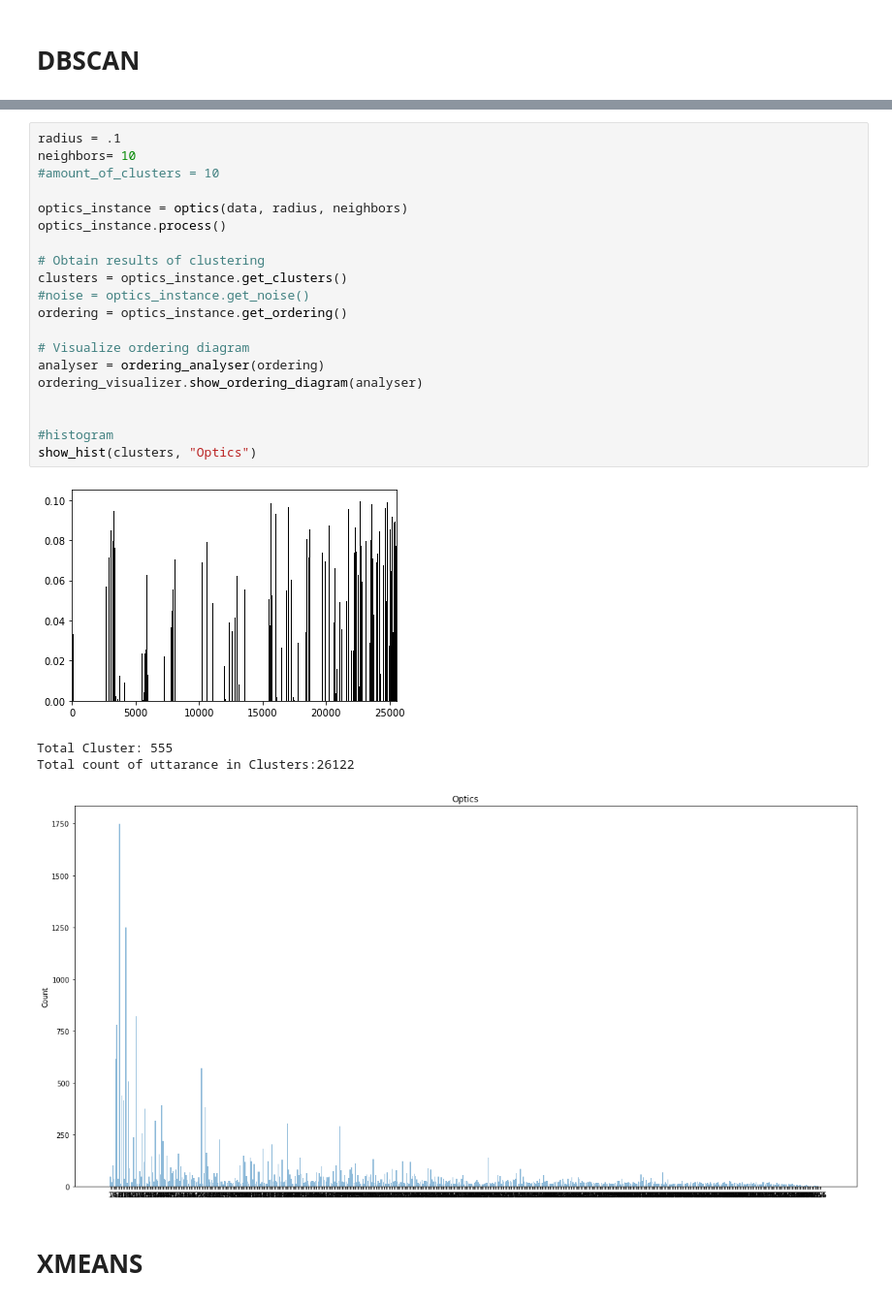
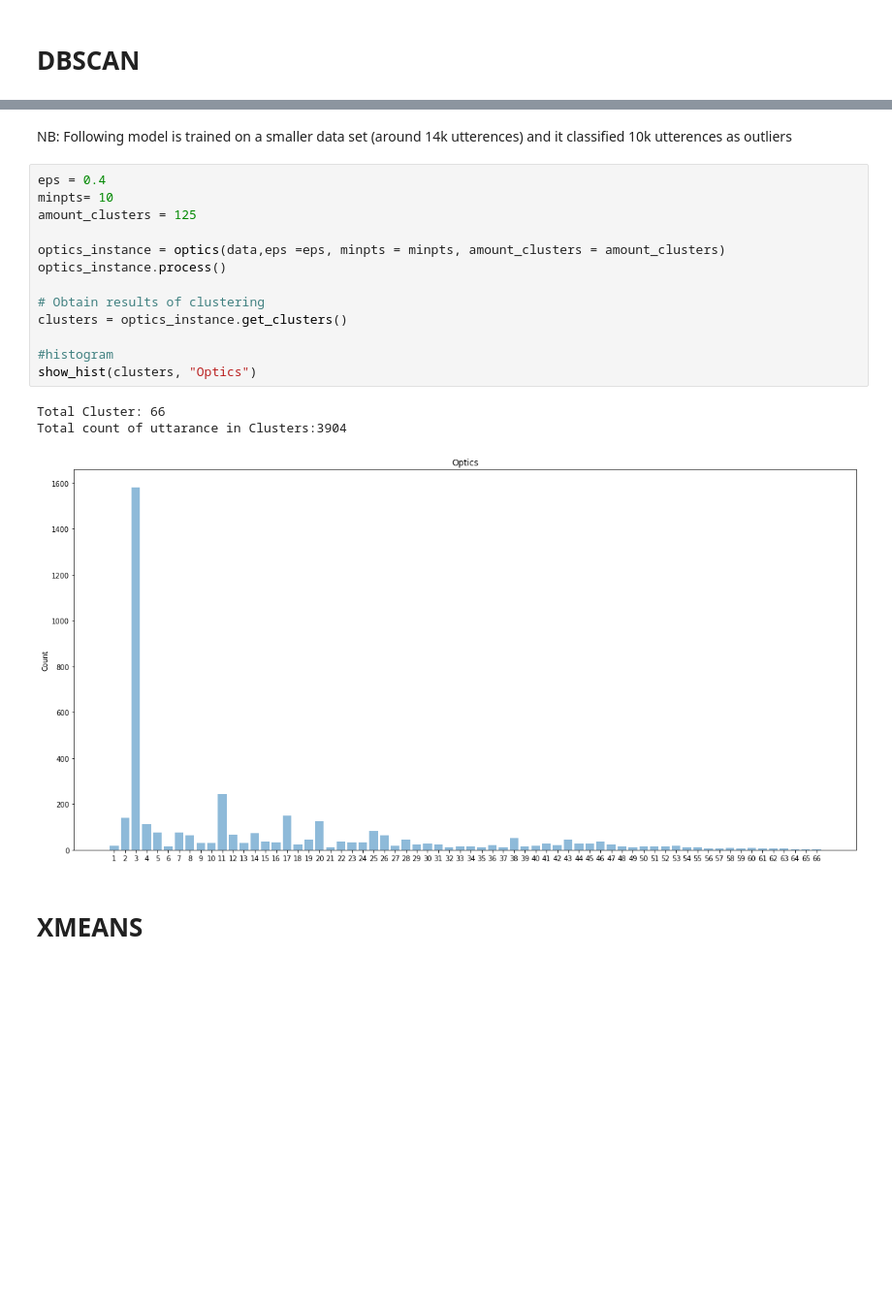
Before and after one commit to shoaib6174/MultiWOZ-Clustering, a Jupyter notebook: Multi_WOZ_Clustering.ipynb, the cells around one changed output, grey strips where cells are left out. Shown at 97% size. Cells and saved outputs as stored; diff of their text form; blank space fills up the shorter version.

```diff
--- a/Multi_WOZ_Clustering.ipynb
+++ b/Multi_WOZ_Clustering.ipynb
@@ -232,27 +332,21 @@ Total count of uttarance in Clusters:26386
+# %% [markdown]
+NB: Following model is trained on a smaller data set (around 14k utterences) and  it classified 10k utterences as outliers
 # %%
-radius = .1
-neighbors= 10
-#amount_of_clusters = 10
+eps = 0.4
+minpts= 10
+amount_clusters = 125
 
-optics_instance = optics(data, radius, neighbors)
+optics_instance = optics(data,eps =eps, minpts = minpts, amount_clusters = amount_clusters)
 optics_instance.process()
 
 # Obtain results of clustering
 clusters = optics_instance.get_clusters()
-#noise = optics_instance.get_noise()
-ordering = optics_instance.get_ordering()
-
-# Visualize ordering diagram
-analyser = ordering_analyser(ordering)
-ordering_visualizer.show_ordering_diagram(analyser)
-
 
 #histogram
 show_hist(clusters, "Optics")
 # %% [output]
+Total Cluster: 66
+Total count of uttarance in Clusters:3904
-[figure, old version]
+[figure, new version]
-Total Cluster: 555
-Total count of uttarance in Clusters:26122
-[figure, removed]
 # %% [markdown]
 # XMEANS
```
Also changed, not shown: parts of 30 cells of this notebook.
